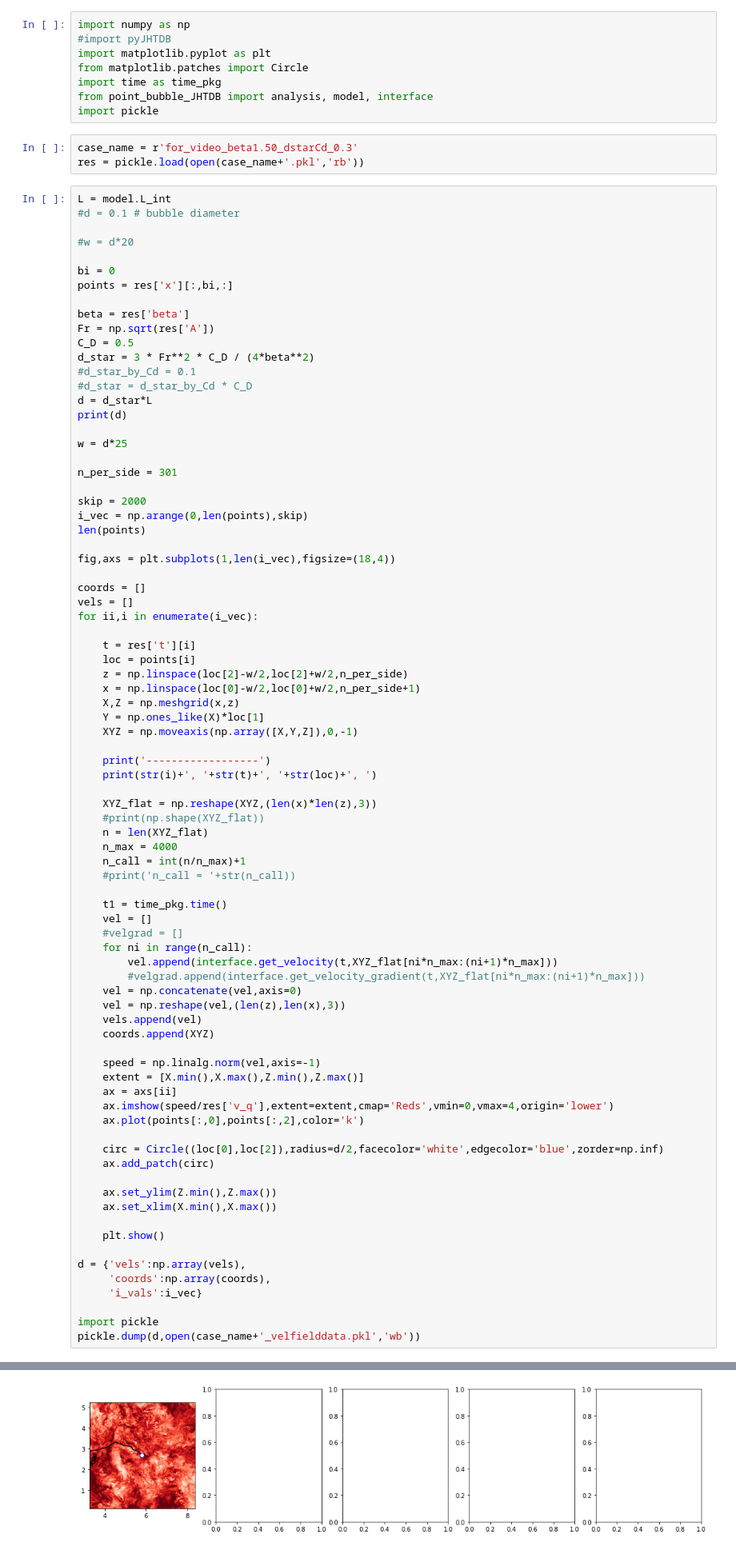
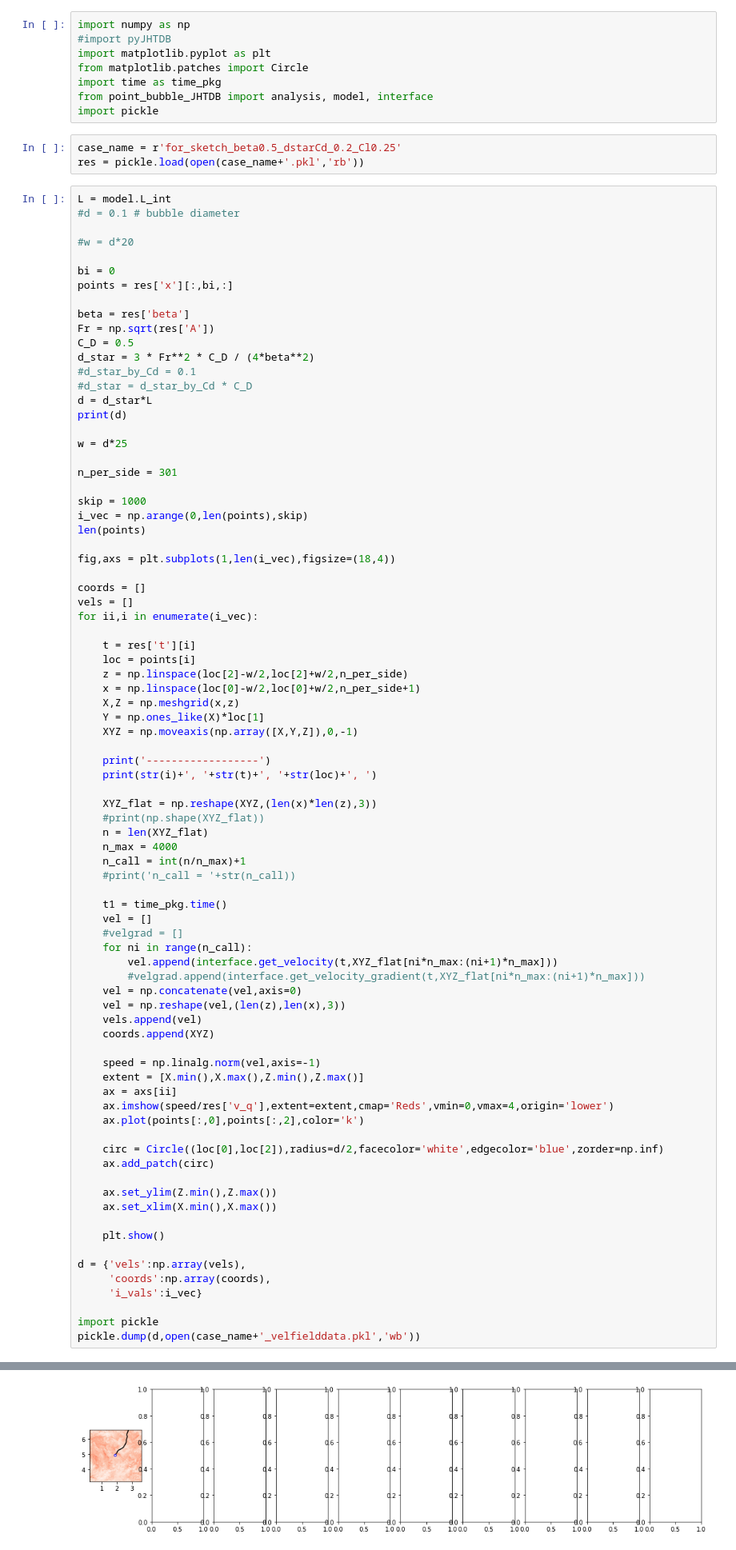
Before and after one commit to danjruth/point-particles-in-a-flow, a Jupyter notebook: testing/get_slice.ipynb, the cells around one changed output, grey strips where cells are left out. Shown at 80% size. Saved outputs shown, nothing was run; the diff lists cells and outputs as text.

```diff
--- a/testing/get_slice.ipynb
+++ b/testing/get_slice.ipynb
@@ -7,7 +7,7 @@ import time as time_pkg
 from point_bubble_JHTDB import analysis, model, interface
 import pickle
 # %%
-case_name = r'for_video_beta1.50_dstarCd_0.3'
+case_name = r'for_sketch_beta0.5_dstarCd_0.2_Cl0.25'
 res = pickle.load(open(case_name+'.pkl','rb'))
 # %%
 L = model.L_int
@@ -31,7 +31,7 @@ w = d*25
 
 n_per_side = 301
 
-skip = 2000
+skip = 1000
 i_vec = np.arange(0,len(points),skip)
 len(points)
 
@@ -97,2 +97,2 @@ pickle.dump(d,open(case_name+'_velfielddata.pkl','wb'))
-[figure, old version]
+[figure, new version]
 ------------------
```
Also changed, not shown: parts of 2 cells of this notebook, 2 other files.
